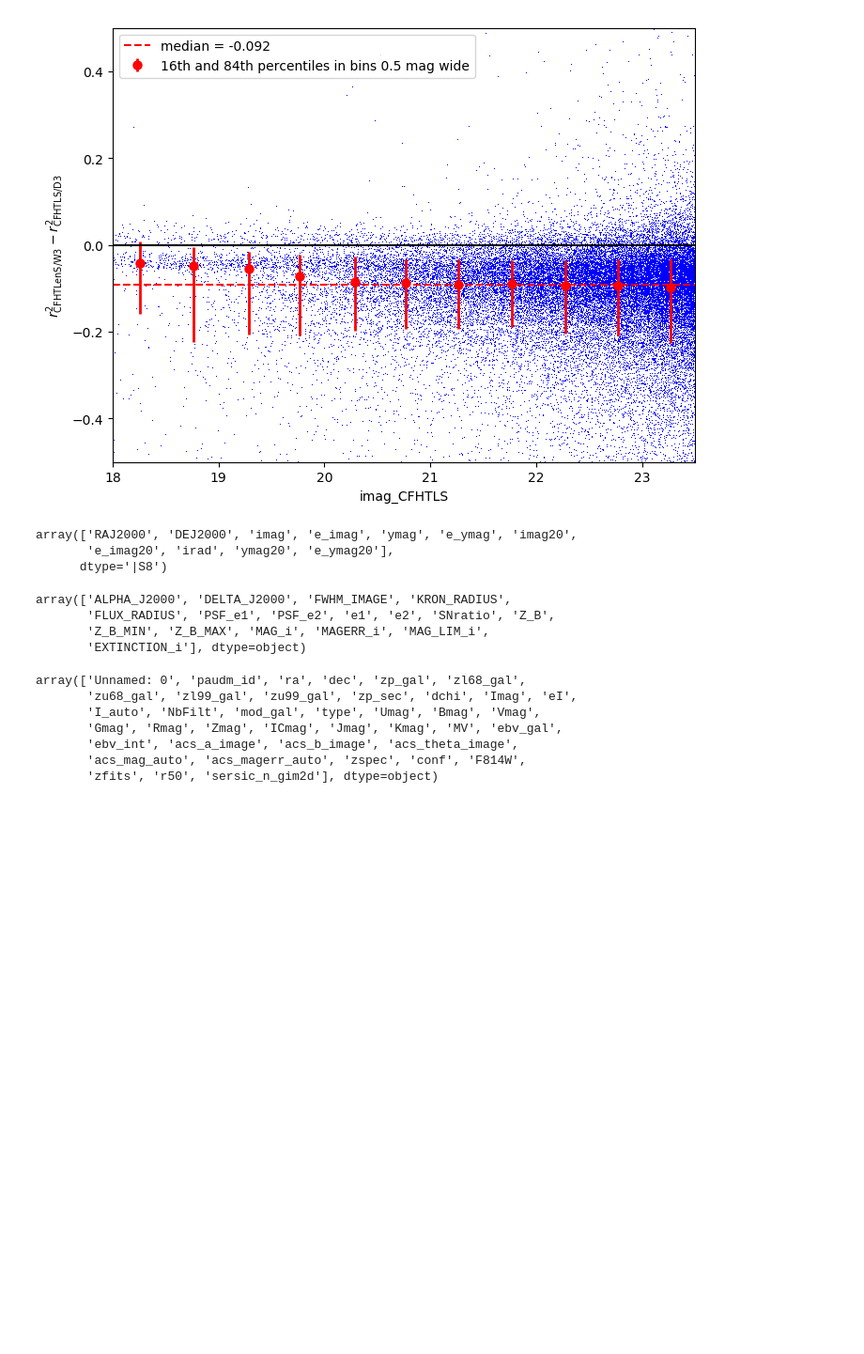
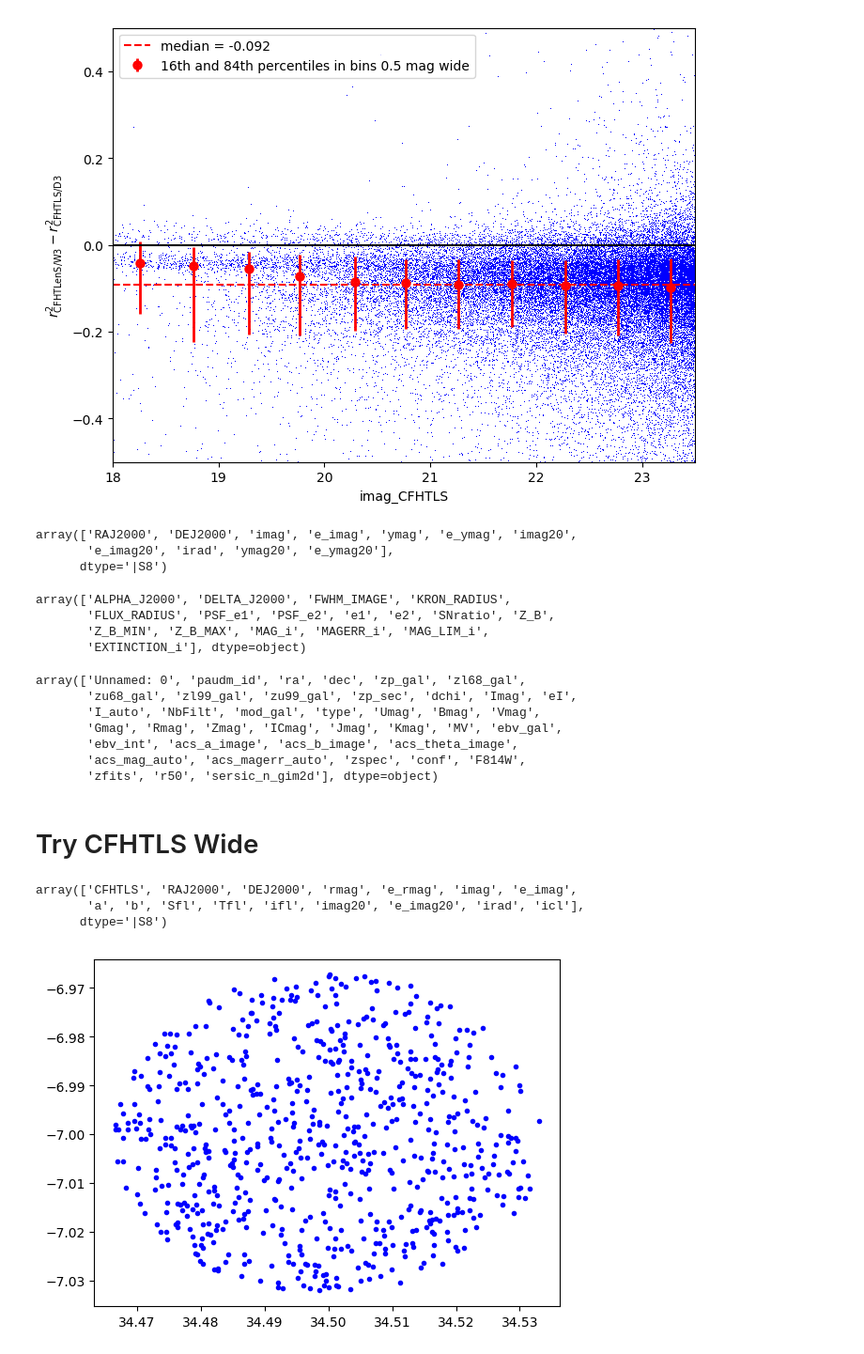
Before and after one commit to GiorgioManzoni/PAUS_code, a Jupyter notebook: 011_radius_essential.ipynb, the cells around one changed output. Shown at 94% size. Cells and saved outputs as stored; diff of their text form; code cells hidden in the pictures; blank space fills up the shorter version.

```diff
--- a/011_radius_essential.ipynb
+++ b/011_radius_essential.ipynb
@@ -1042,3 +1093,19 @@ array(['Unnamed: 0', 'paudm_id', 'ra', 'dec', 'zp_gal', 'zl68_gal',
        'ebv_int', 'acs_a_image', 'acs_b_image', 'acs_theta_image',
        'acs_mag_auto', 'acs_magerr_auto', 'zspec', 'conf', 'F814W',
        'zfits', 'r50', 'sersic_n_gim2d'], dtype=object)
+# %% [markdown]
+# Try CFHTLS Wide
+# %%
+from fase.fileio import Table
+tab_temp_LS_W = Table('../data/CFHTLS_WIDE.fit')
+# %%
+tab_temp_LS_W.getColNames()
+# %% [output]
+array(['CFHTLS', 'RAJ2000', 'DEJ2000', 'rmag', 'e_rmag', 'imag', 'e_imag',
+       'a', 'b', 'Sfl', 'Tfl', 'ifl', 'imag20', 'e_imag20', 'irad', 'icl'],
+      dtype='|S8')
+# %%
+plt.plot(tab_temp_LS_W.getCol('RAJ2000'),tab_temp_LS_W.getCol('DEJ2000'),'.')
+plt.show()
+# %% [output]
+[figure, added]
```
Also changed, not shown: parts of 7 cells of this notebook.
